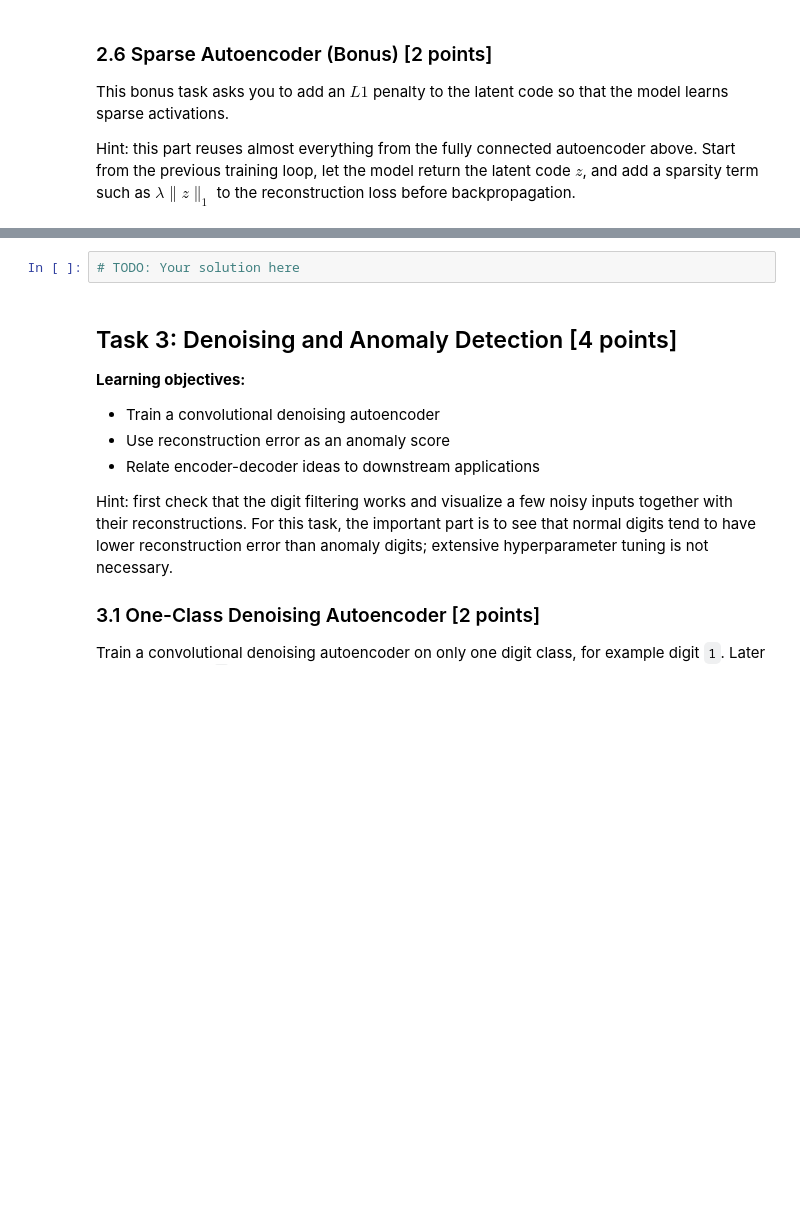
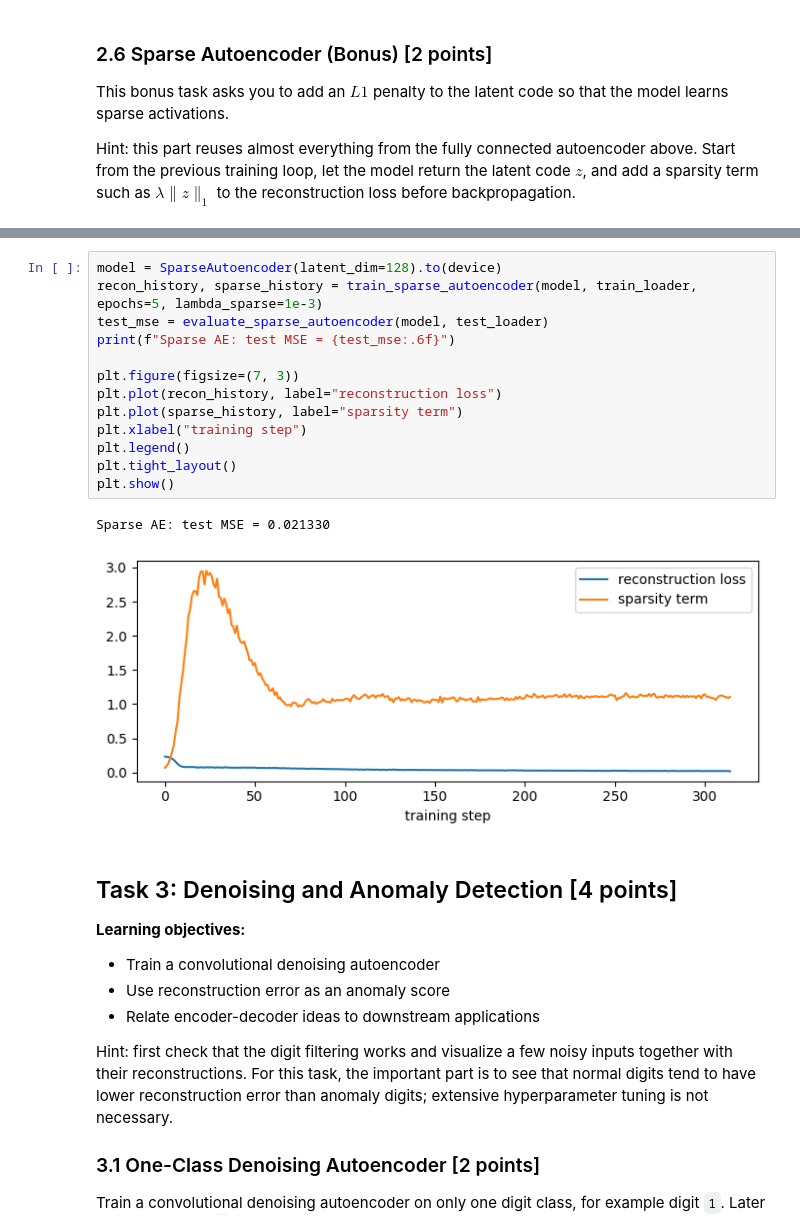
Before and after one commit to opometun/evolution-of-ml-models, a Jupyter notebook: exercise04-autoencoders/exercise04-autoencoders.ipynb, the cells around one changed output, grey strips where cells are left out. Saved outputs shown, nothing was run; the diff lists cells and outputs as text; blank space fills up the shorter version.

Commit message:
feat: add sparse autoencoder

```diff
--- a/exercise04-autoencoders/exercise04-autoencoders.ipynb
+++ b/exercise04-autoencoders/exercise04-autoencoders.ipynb
@@ -416,5 +453,19 @@ def evaluate_sparse_autoencoder(model, loader):
 # %%
-# TODO: Your solution here
+model = SparseAutoencoder(latent_dim=128).to(device)
+recon_history, sparse_history = train_sparse_autoencoder(model, train_loader, epochs=5, lambda_sparse=1e-3)
+test_mse = evaluate_sparse_autoencoder(model, test_loader)
+print(f"Sparse AE: test MSE = {test_mse:.6f}")
+
+plt.figure(figsize=(7, 3))
+plt.plot(recon_history, label="reconstruction loss")
+plt.plot(sparse_history, label="sparsity term")
+plt.xlabel("training step")
+plt.legend()
+plt.tight_layout()
+plt.show()
+# %% [output]
+Sparse AE: test MSE = 0.021330
+[figure, added]
 # %% [markdown]
 ## Task 3: Denoising and Anomaly Detection \[4 points\]
 
```
Also changed, not shown: parts of 4 cells of this notebook.
